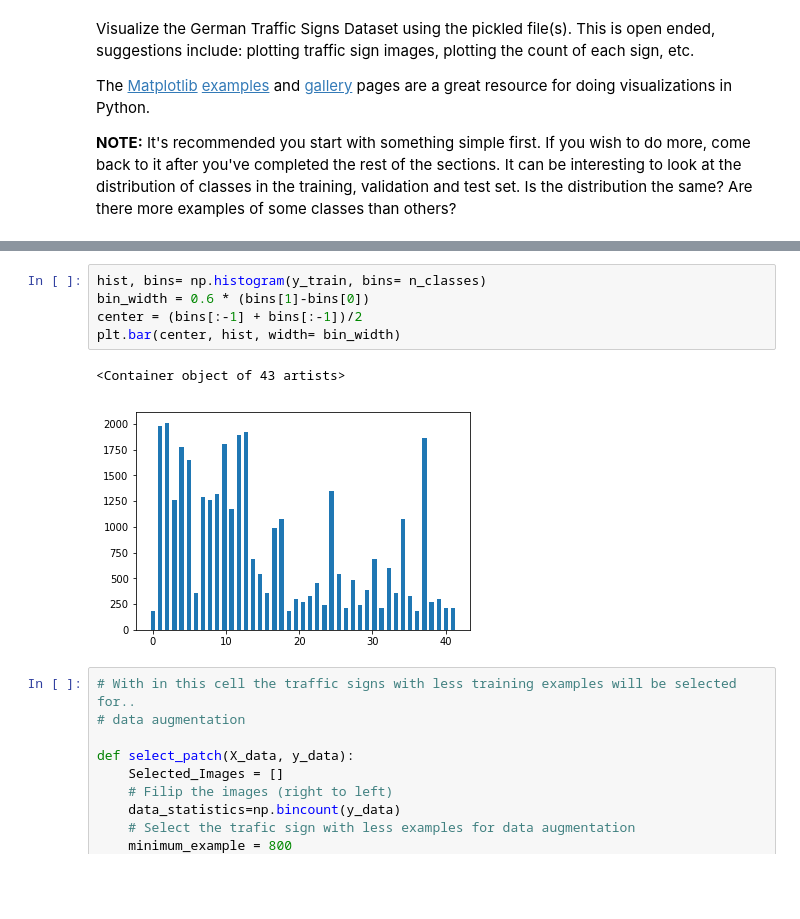
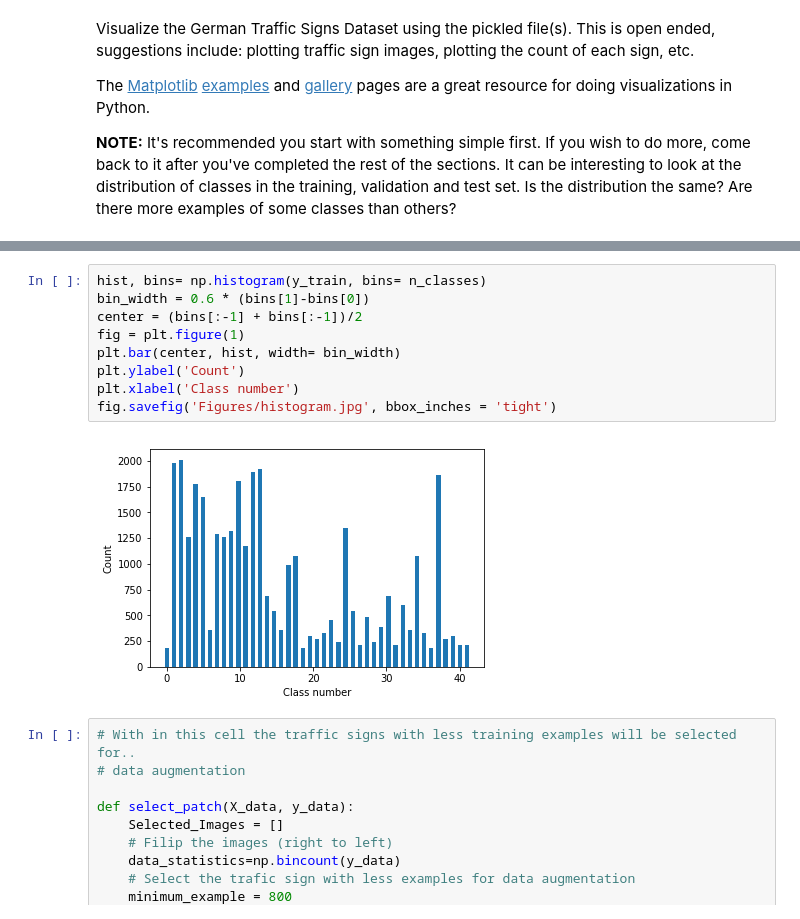
Before and after one commit to Aral-Sarrafi/Traffic_Sign_Classification_CNN, a Jupyter notebook: Traffic_Sign_Classifier.ipynb, the cells around one changed output, grey strips where cells are left out. Cells and saved outputs as stored; diff of their text form; blank space fills up the shorter version.

```diff
--- a/Traffic_Sign_Classifier.ipynb
+++ b/Traffic_Sign_Classifier.ipynb
@@ -137,11 +138,14 @@ for i in range(15):
 # %%
 hist, bins= np.histogram(y_train, bins= n_classes)
 bin_width = 0.6 * (bins[1]-bins[0])
 center = (bins[:-1] + bins[:-1])/2
+fig = plt.figure(1)
 plt.bar(center, hist, width= bin_width)
+plt.ylabel('Count')
+plt.xlabel('Class number')
+fig.savefig('Figures/histogram.jpg', bbox_inches = 'tight')
 # %% [output]
-<Container object of 43 artists>
-[figure, old version]
+[figure, new version]
 # %%
 # With in this cell the traffic signs with less training examples will be selected for..
 # data augmentation
```
Also changed, not shown: parts of 18 cells of this notebook, 27 other files.
